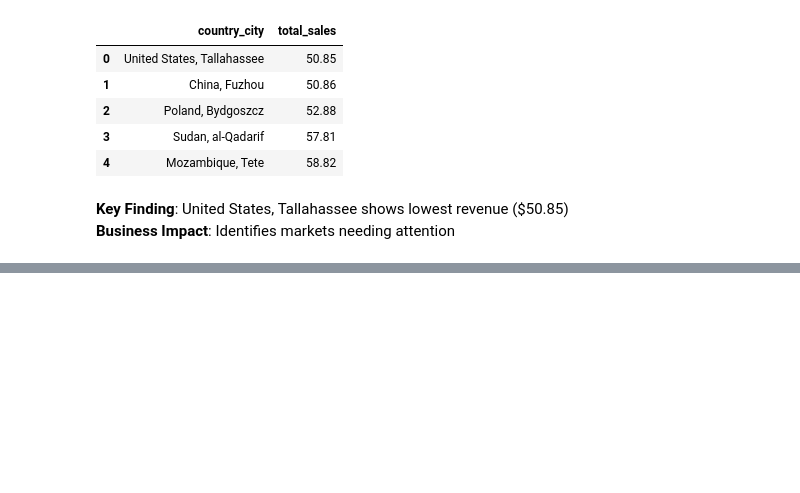
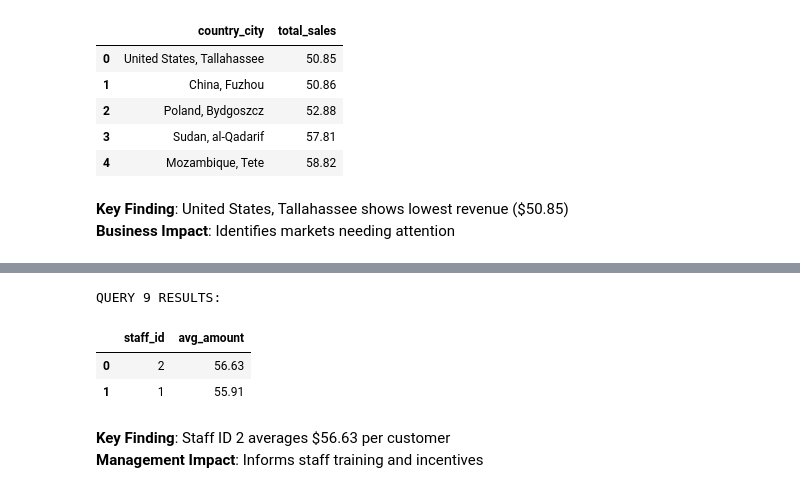
Before and after one commit to dr-ridwanoladipo/sql_business_analysis, a Jupyter notebook: business_analysis.ipynb, the cells around one changed output, grey strips where cells are left out. Drawn from its saved outputs; the diff is of its cells as text; code cells hidden in the pictures; blank space fills up the shorter version.

```diff
--- a/business_analysis.ipynb
+++ b/business_analysis.ipynb
@@ -362,0 +369,23 @@ QUERY 8 RESULTS (bottom 5 rows):
+# %%
+q9 = """
+SELECT
+    staff_id,
+    ROUND(AVG(total), 2) as avg_amount
+FROM (
+    SELECT staff_id, customer_id, SUM(amount) as total
+    FROM payment
+    GROUP BY staff_id, customer_id
+) sub
+GROUP BY staff_id;
+"""
+df9 = run_query(q9)
+print("QUERY 9 RESULTS:")
+display(df9)
+# %% [output]
+QUERY 9 RESULTS:
+|  | staff_id | avg_amount |
+| 0 | 2 | 56.63 |
+| 1 | 1 | 55.91 |
+# %% [markdown]
+**Key Finding**: Staff ID 2 averages $56.63 per customer
+**Management Impact**: Informs staff training and incentives
```
Also changed, not shown: parts of 1 cell of this notebook.
